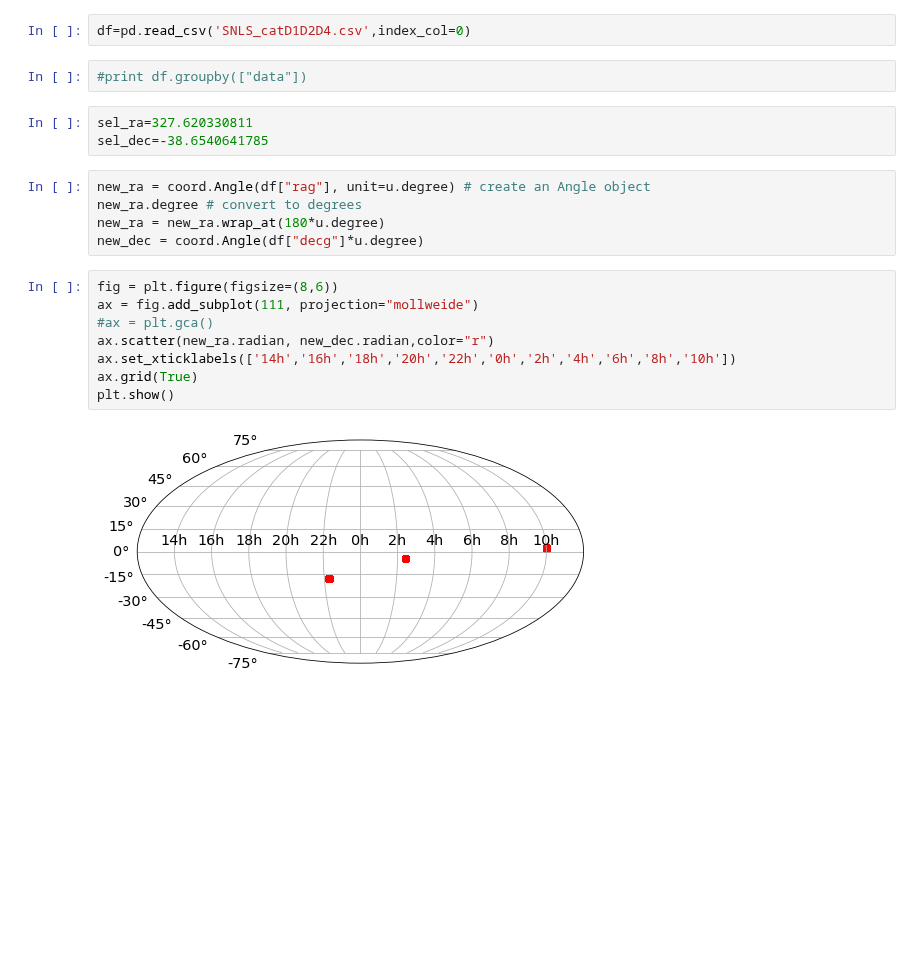
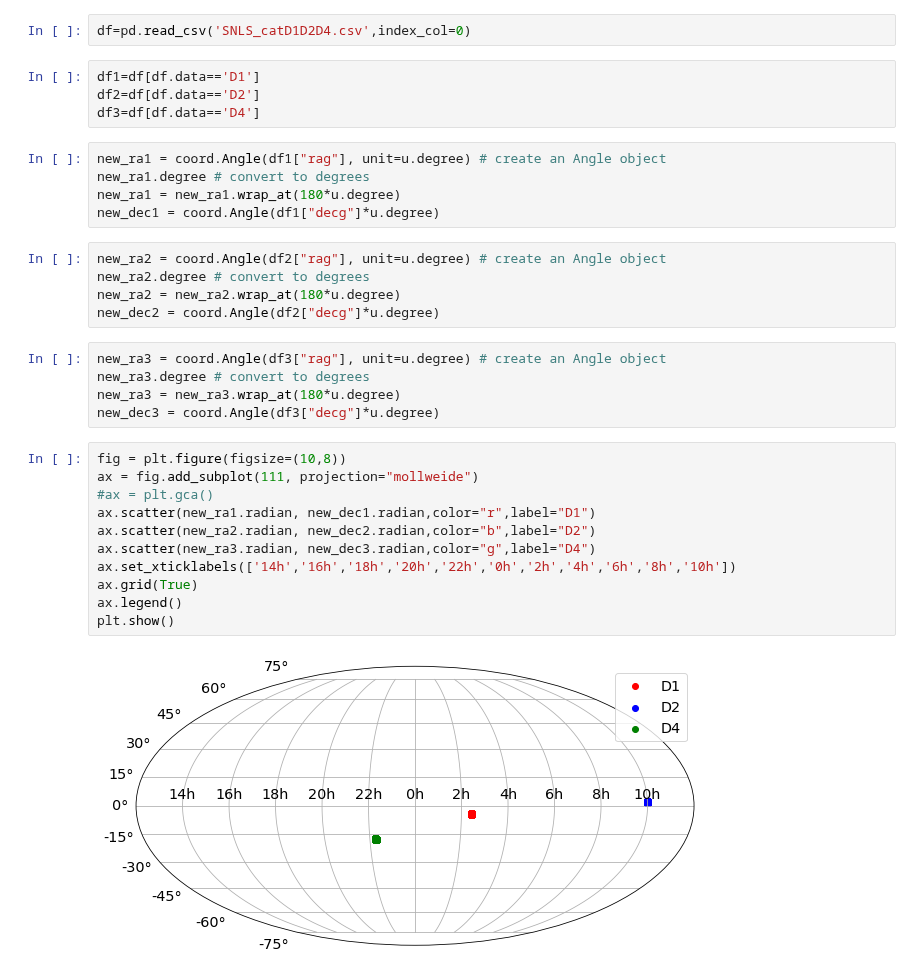
Before and after one commit to sylvielsstfr/PC5AtmStudies, a Jupyter notebook: SNLS/PlotSNLSSky.ipynb, the cells around one changed output. Drawn from its saved outputs; the diff is of its cells as text; blank space fills up the shorter version.

Commit message:
add correlation plots

```diff
--- a/SNLS/PlotSNLSSky.ipynb
+++ b/SNLS/PlotSNLSSky.ipynb
@@ -39,23 +40,35 @@ plt.show()
 # Read file
 # %%
 df=pd.read_csv('SNLS_catD1D2D4.csv',index_col=0)
-# %%
-#print df.groupby(["data"])
-# %%
-sel_ra=327.620330811
-sel_dec=-38.6540641785
+# %%
+df1=df[df.data=='D1']
+df2=df[df.data=='D2']
+df3=df[df.data=='D4']
 # %%
-new_ra = coord.Angle(df["rag"], unit=u.degree) # create an Angle object
-new_ra.degree # convert to degrees
-new_ra = new_ra.wrap_at(180*u.degree)
-new_dec = coord.Angle(df["decg"]*u.degree)
+new_ra1 = coord.Angle(df1["rag"], unit=u.degree) # create an Angle object
+new_ra1.degree # convert to degrees
+new_ra1 = new_ra1.wrap_at(180*u.degree)
+new_dec1 = coord.Angle(df1["decg"]*u.degree)
+# %%
+new_ra2 = coord.Angle(df2["rag"], unit=u.degree) # create an Angle object
+new_ra2.degree # convert to degrees
+new_ra2 = new_ra2.wrap_at(180*u.degree)
+new_dec2 = coord.Angle(df2["decg"]*u.degree)
+# %%
+new_ra3 = coord.Angle(df3["rag"], unit=u.degree) # create an Angle object
+new_ra3.degree # convert to degrees
+new_ra3 = new_ra3.wrap_at(180*u.degree)
+new_dec3 = coord.Angle(df3["decg"]*u.degree)
 # %%
-fig = plt.figure(figsize=(8,6))
+fig = plt.figure(figsize=(10,8))
 ax = fig.add_subplot(111, projection="mollweide")
 #ax = plt.gca()
-ax.scatter(new_ra.radian, new_dec.radian,color="r")
+ax.scatter(new_ra1.radian, new_dec1.radian,color="r",label="D1")
+ax.scatter(new_ra2.radian, new_dec2.radian,color="b",label="D2")
+ax.scatter(new_ra3.radian, new_dec3.radian,color="g",label="D4")
 ax.set_xticklabels(['14h','16h','18h','20h','22h','0h','2h','4h','6h','8h','10h'])
 ax.grid(True)
+ax.legend()
 plt.show()
 # %% [output]
-[figure, old version]
+[figure, new version]
```
Also changed, not shown: parts of 8 cells of this notebook, 3 other files.
